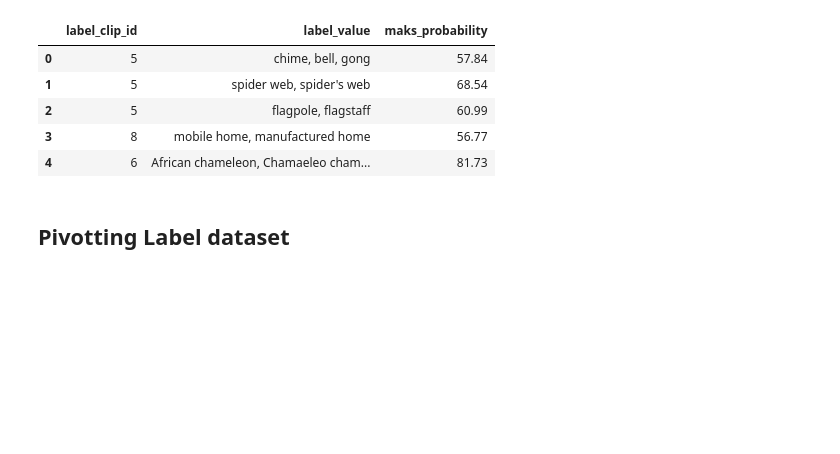
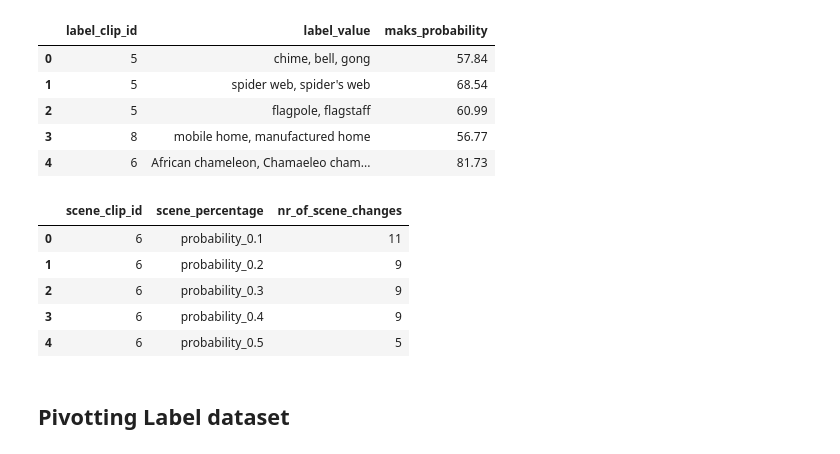
Before and after one commit to uygaryo2/Per-Title_encoding, a Jupyter notebook: Data-PreProcessing/Data PreProcessing.ipynb, the cells around one changed output. Saved outputs shown, nothing was run; the diff lists cells and outputs as text; code cells hidden in the pictures; blank space fills up the shorter version.

```diff
--- a/Data-PreProcessing/Data PreProcessing.ipynb
+++ b/Data-PreProcessing/Data PreProcessing.ipynb
@@ -33,6 +33,17 @@ df_label.head(5)
 | 2 | 5 | flagpole, flagstaff | 60.99 |
 | 3 | 8 | mobile home, manufactured home | 56.77 |
 | 4 | 6 | African chameleon, Chamaeleo cham... | 81.73 |
+# %%
+# Load Scene Change dataset
+df_scene = pd.read_csv("../scene_change.csv", encoding = 'utf8')
+df_scene.head(5)
+# %% [output]
+|  | scene_clip_id | scene_percentage | nr_of_scene_changes |
+| 0 | 6 | probability_0.1 | 11 |
+| 1 | 6 | probability_0.2 | 9 |
+| 2 | 6 | probability_0.3 | 9 |
+| 3 | 6 | probability_0.4 | 9 |
+| 4 | 6 | probability_0.5 | 5 |
 # %% [markdown]
 ## Pivotting Label dataset
 # %%
```
Also changed, not shown: parts of 8 cells of this notebook, 3 other files.
